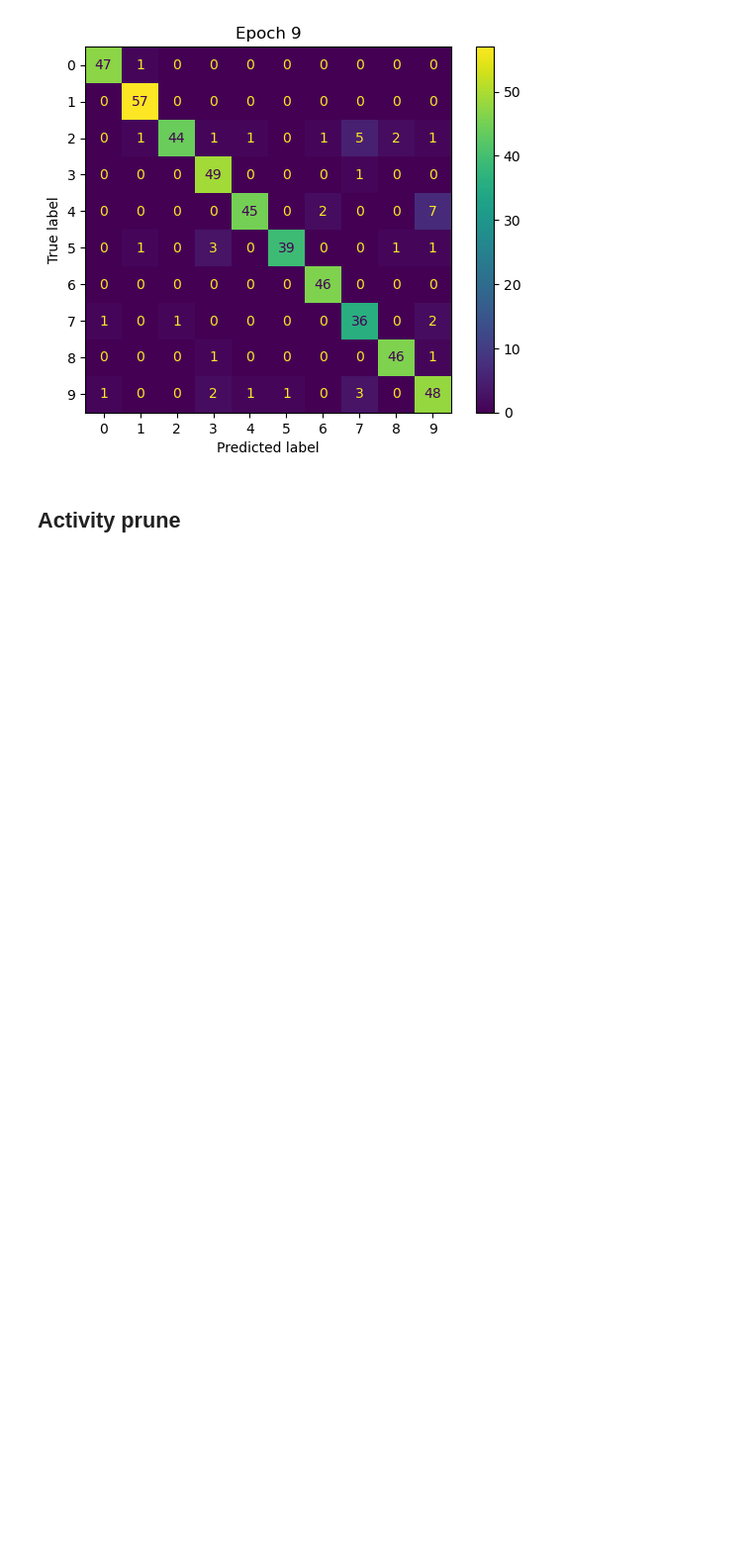
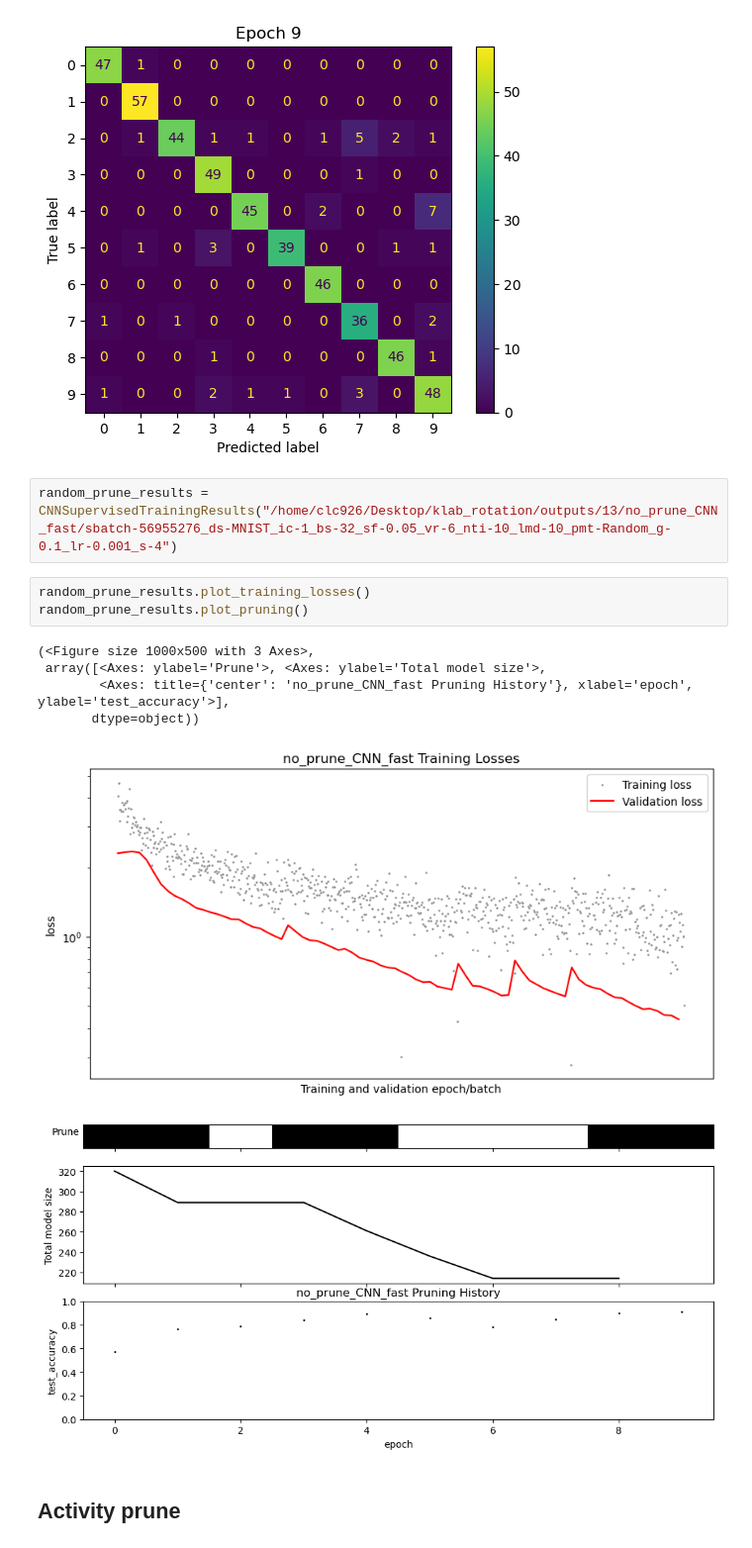
Before and after one commit to cchu70/klab_rotation, a Jupyter notebook: 13_MiniAlexNet-Supervised-SBATCH.ipynb, the cells around one changed output. Shown at 99% size. Cells and saved outputs as stored; diff of their text form; blank space fills up the shorter version.

```diff
--- a/13_MiniAlexNet-Supervised-SBATCH.ipynb
+++ b/13_MiniAlexNet-Supervised-SBATCH.ipynb
@@ -45,6 +45,18 @@ no_prune_results.set_trained_model(9)
 no_prune_results.plot_confusion_matrix(test_dataloader)
 # %% [output]
 [figure]
+# %%
+random_prune_results = CNNSupervisedTrainingResults("/home/clc926/Desktop/klab_rotation/outputs/13/no_prune_CNN_fast/sbatch-56955276_ds-MNIST_ic-1_bs-32_sf-0.05_vr-6_nti-10_lmd-10_pmt-Random_g-0.1_lr-0.001_s-4")
+# %%
+random_prune_results.plot_training_losses()
+random_prune_results.plot_pruning()
+# %% [output]
+(<Figure size 1000x500 with 3 Axes>,
+ array([<Axes: ylabel='Prune'>, <Axes: ylabel='Total model size'>,
+        <Axes: title={'center': 'no_prune_CNN_fast Pruning History'}, xlabel='epoch', ylabel='test_accuracy'>],
+       dtype=object))
+[figure, added]
+[figure, added]
 # %% [markdown]
 ## Activity prune
 # %%
```
Also changed, not shown: parts of 1 cell of this notebook, 41 other files.
